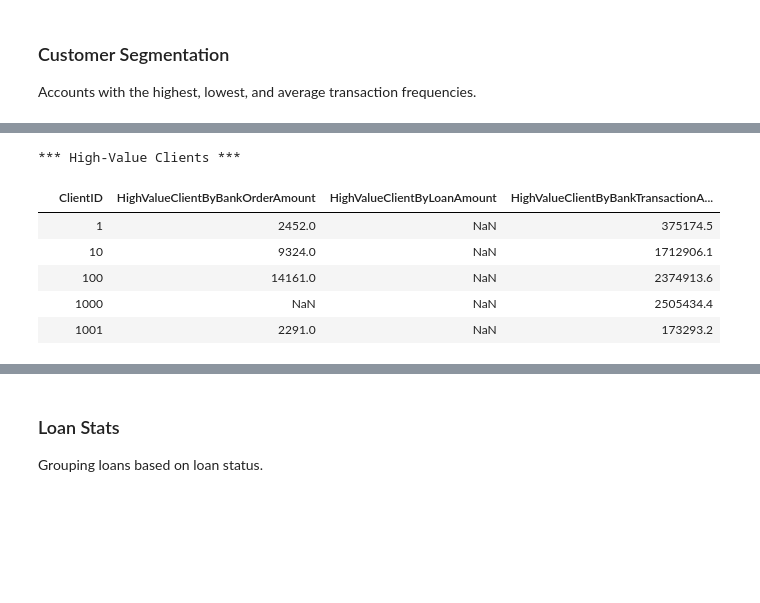
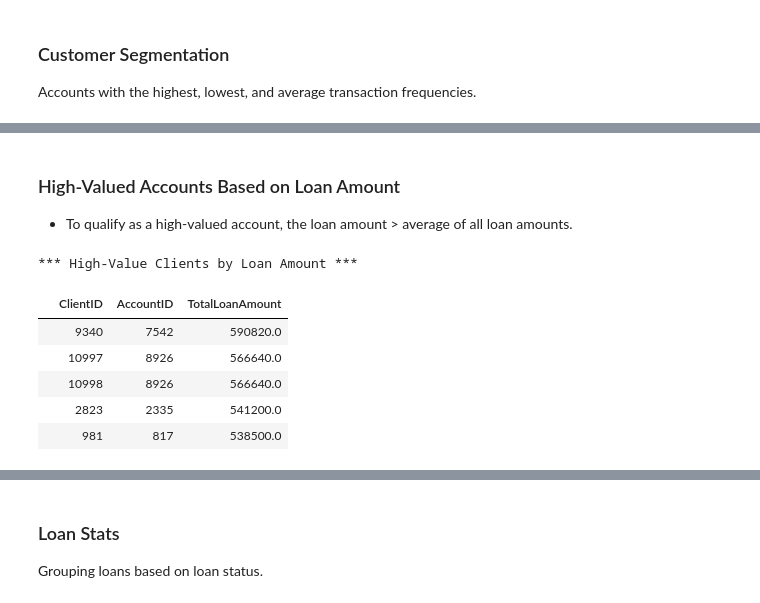
Before and after one commit to drjohnakinyemi/bank-customers-data-analysis-and-insights, a Jupyter notebook: jupyter-notebooks/Berka Bank Exploratory Data Analysis (EDA) in SQL.ipynb, the cells around one changed output, grey strips where cells are left out. Drawn from its saved outputs; the diff is of its cells as text; code cells hidden in the pictures; blank space fills up the shorter version.

```diff
--- a/jupyter-notebooks/Berka Bank Exploratory Data Analysis (EDA) in SQL.ipynb
+++ b/jupyter-notebooks/Berka Bank Exploratory Data Analysis (EDA) in SQL.ipynb
@@ -247,48 +253,40 @@ df.head()
+# %% [markdown]
+### High-Valued Accounts Based on Loan Amount
+
+* To qualify as a high-valued account, the loan amount > average of all loan amounts.
 # %%
 query_string = """
-    WITH HighValueClients AS (
-        SELECT DISTINCT D.ClientID, SUM(BO.Amount) AS HighValueClientByBankOrderAmount
-        FROM BankOrder BO
-        JOIN Account A ON BO.AccountID = A.AccountID
-        JOIN Disposition D ON A.AccountID = D.AccountID
-        GROUP BY D.ClientID
+    WITH AverageLoanAmount AS (
+        SELECT AVG(L.Amount) AS AverageLoan
+        FROM Loan L
     ),
     HighValueClientsByLoan AS (
-        SELECT DISTINCT D.ClientID, SUM(L.Amount) AS HighValueClientByLoanAmount
+        SELECT D.ClientID, A.AccountID, SUM(L.Amount) AS TotalLoanAmount
         FROM Loan L
         JOIN Account A ON L.AccountID = A.AccountID
         JOIN Disposition D ON A.AccountID = D.AccountID
-        GROUP BY D.ClientID
-    ),
-    HighValueClientsByTransaction AS (
-        SELECT DISTINCT D.ClientID, SUM(BT.Amount) AS HighValueClientByBankTransactionAmount
-        FROM BankTransaction BT
-        JOIN Account A ON BT.AccountID = A.AccountID
-        JOIN Disposition D ON A.AccountID = D.AccountID
-        GROUP BY D.ClientID
+        GROUP BY D.ClientID, A.AccountID
     )
-    -- Combine results using outer joins.
     SELECT
-        COALESCE(HVC.ClientID, HVL.ClientID, HVBT.ClientID) AS ClientID,
-        HVC.HighValueClientByBankOrderAmount,
-        HVL.HighValueClientByLoanAmount,
-        HVBT.HighValueClientByBankTransactionAmount
+        HVL.ClientID,
+        HVL.AccountID,
+        HVL.TotalLoanAmount
     FROM
-        HighValueClients HVC
-    FULL OUTER JOIN
-        HighValueClientsByLoan HVL ON HVC.ClientID = HVL.ClientID
-    FULL OUTER JOIN
-        HighValueClientsByTransaction HVBT ON HVC.ClientID = HVBT.ClientID;
+        HighValueClientsByLoan HVL
+    JOIN
+        AverageLoanAmount AL ON HVL.TotalLoanAmount > AL.AverageLoan
+    ORDER BY
+        HVL.TotalLoanAmount DESC;
 """
 
 df = fetch_data(query_string)
-print("*** High-Value Clients ***")
+print("*** High-Value Clients by Loan Amount ***")
 df.head()
 # %% [output]
-*** High-Value Clients ***
+*** High-Value Clients by Loan Amount ***
-|  | ClientID | HighValueClientByBankOrderAmount | HighValueClientByLoanAmount | HighValueClientByBankTransactionA... |
-|  | 1 | 2452.0 | NaN | 375174.5 |
-|  | 10 | 9324.0 | NaN | 1712906.1 |
-|  | 100 | 14161.0 | NaN | 2374913.6 |
-|  | 1000 | NaN | NaN | 2505434.4 |
-|  | 1001 | 2291.0 | NaN | 173293.2 |
+|  | ClientID | AccountID | TotalLoanAmount |
+|  | 9340 | 7542 | 590820.0 |
+|  | 10997 | 8926 | 566640.0 |
+|  | 10998 | 8926 | 566640.0 |
+|  | 2823 | 2335 | 541200.0 |
+|  | 981 | 817 | 538500.0 |
```
Also changed, not shown: parts of 5 cells of this notebook.
